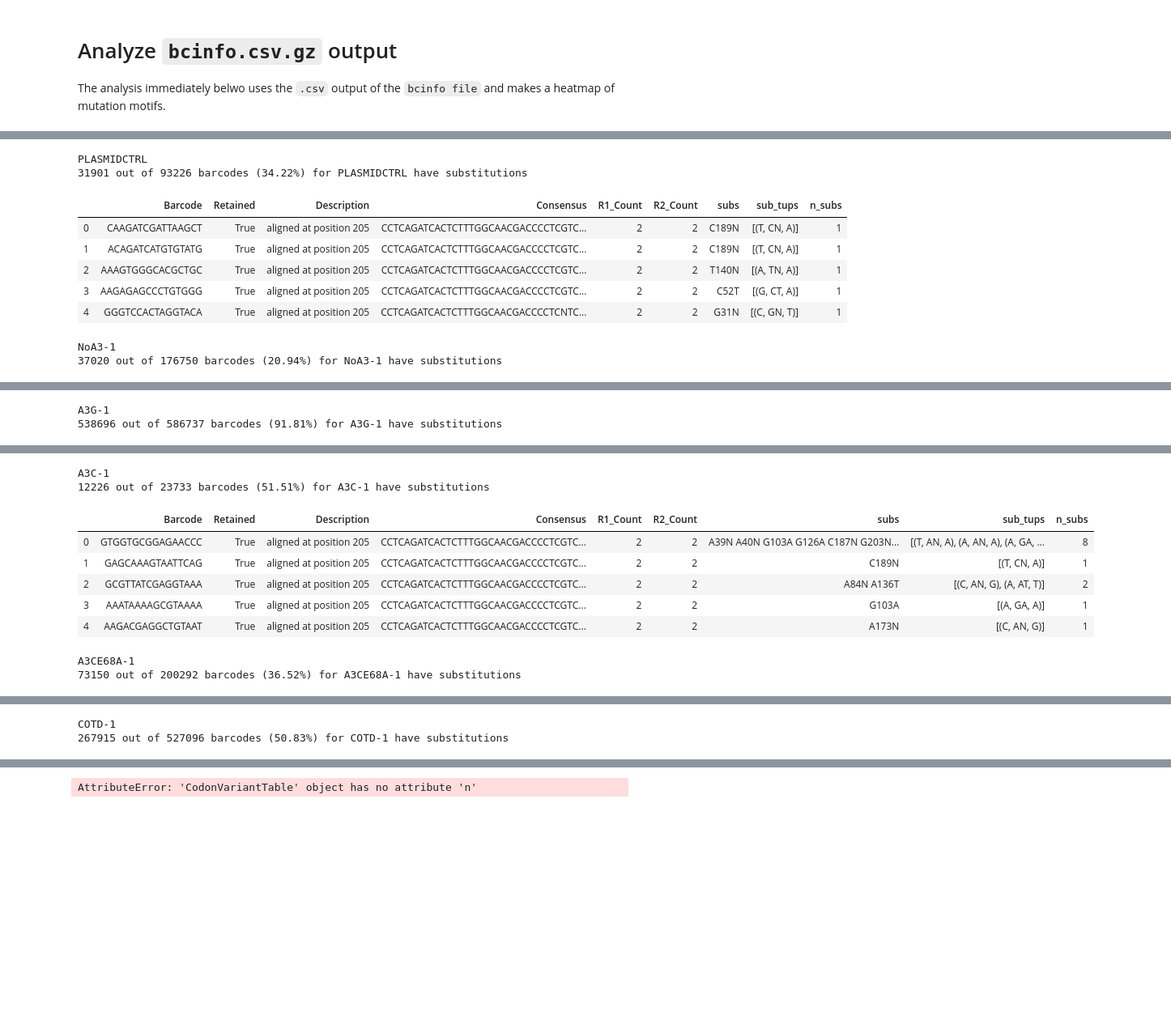
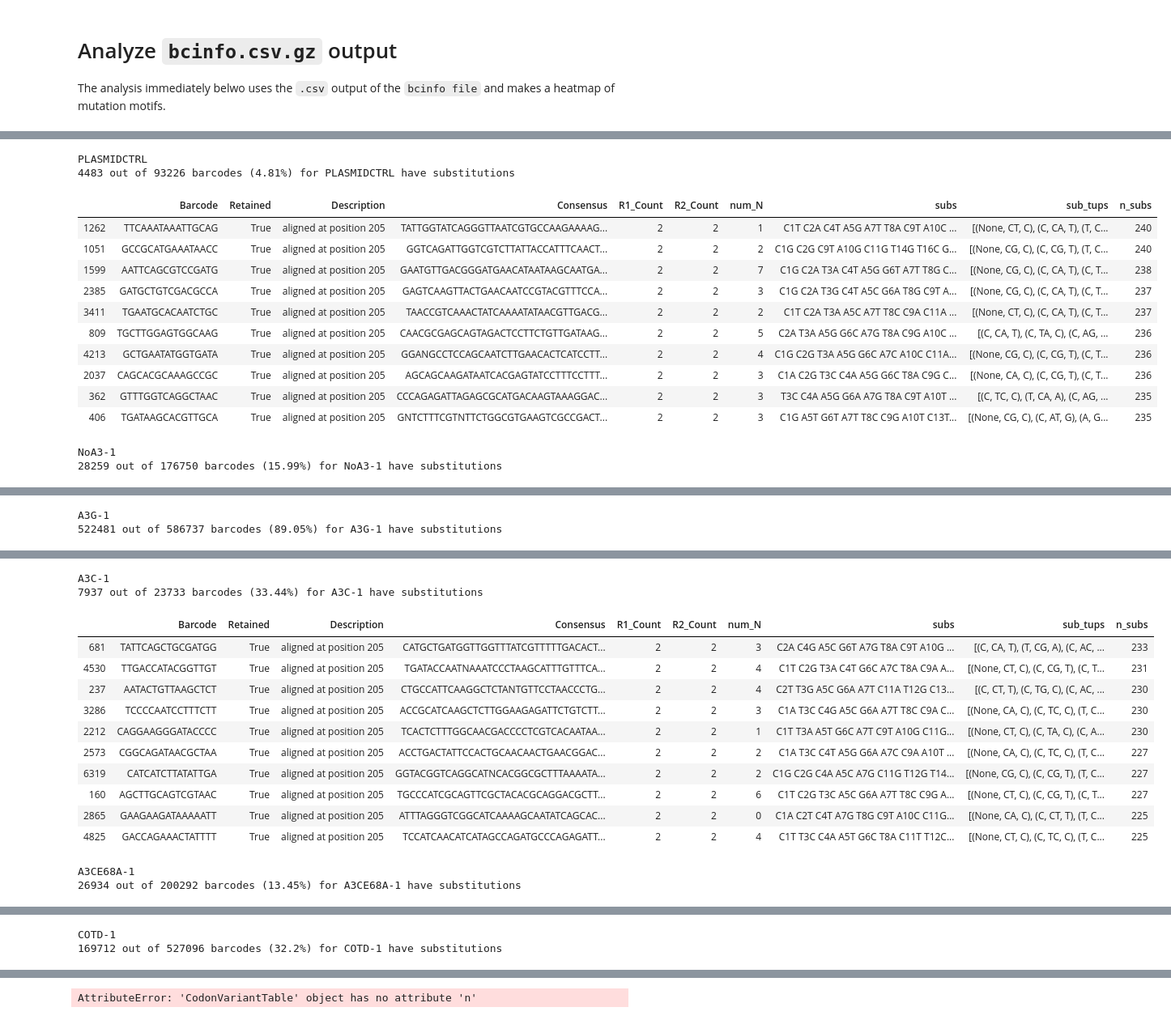
Before and after one commit to jbloomlab/SuperRestrictionFactor_Hypermutation, a Jupyter notebook: analysis_notebook.ipynb, the cells around one changed output, grey strips where cells are left out. Shown at 81% size. Cells and saved outputs as stored; diff of their text form; code cells hidden in the pictures; blank space fills up the shorter version.

Commit message:
plot heat maps of count of mut motif over all non-N nts for that sample

```diff
--- a/analysis_notebook.ipynb
+++ b/analysis_notebook.ipynb
@@ -334,6 +334,8 @@ def getSubstitutions_Nokay(mutant, wildtype):
     for site in range(len(wildtype)):
         wt = wildtype[site]
         mut = mutant[site]
+        if mut == 'N':
+            continue
         if wt not in NTS:
             raise ValueError (f"Invalid wt nucleotide {wt} at site {site+1}")
         if mut not in NTS:
@@ -344,4 +346,10 @@ def getSubstitutions_Nokay(mutant, wildtype):
     subs = ' '.join(subs)
 
     return subs
+# %%
+def get_Ns(seq):
+    if seq == 'None':
+        return None
+    else:
+        return seq.count('N')
 # %%
@@ -349,13 +357,22 @@ trimmedrefseq = "CCTCAGATCACTCTTTGGCAACGACCCCTCGTCACAATAAAGATAGGGGGGCAACTAAAGGAA
 bcinfo_dfs = {}
+nts_retained = {}
+nts_retained_no_Ns = {}
+df_samplenames = []
 for sample in samplenames:
+    df_samplename = sample.replace('_', '-')
+    df_samplenames.append(df_samplename)
+for sample in df_samplenames:
     print(sample)
     subs_list = []
-    sample = sample.replace('_', '-')
     bcinfo_file = f"{countsdir}/{sample}_bcinfo.csv.gz"
     bcinfo_df = pd.read_csv(bcinfo_file)
     bcinfo_df_retained = bcinfo_df[bcinfo_df['Retained'] == True].reset_index(drop=True)
+    nts_retained[sample] = len(trimmedrefseq) * len(bcinfo_df_retained)
+    bcinfo_df_retained['num_N'] = bcinfo_df_retained['Consensus'].apply(get_Ns)
     bcinfo_df_retained['subs'] = bcinfo_df_retained['Consensus'].apply(getSubstitutions_Nokay, args=(trimmedrefseq,))
     bcinfo_dfs[sample] = bcinfo_df_retained
+    nts_retained_no_Ns[sample] = nts_retained[sample] - sum(bcinfo_df_retained['num_N'])
     display(bcinfo_dfs[sample].head())
+print(nts_retained_no_Ns)
 # %% [output]
 PLASMIDCTRL
@@ -422,33 +439,39 @@ def subs_to_motifs(subs_list, gene):
     return(motifs)
 # %%
 mutinfo_dfs = {}
-for sample in bcinfo_dfs:
+for sample in df_samplenames:
     print(sample)
     sample_mut_motifs = []
     sample_num_muts = []
     bcinfo_df = bcinfo_dfs[sample]
     sample_reads = len(bcinfo_df)
     bcs_with_subs = bcinfo_df[bcinfo_df['subs'] != ''].reset_index(drop=True)
     sample_sub_reads = len(bcs_with_subs)
+    # 'N's not counted as subs
     print(f"{sample_sub_reads} out of {sample_reads} barcodes ({round(sample_sub_reads/sample_reads*100, 2)}%) for {sample} have substitutions")
     for i in range(len(bcs_with_subs)):
         subs_list = bcs_with_subs.iloc[i]['subs'].split(' ')
         num_muts = len(subs_list)
         mut_motifs = subs_to_motifs(subs_list, trimmedrefseq)
         sample_mut_motifs.append([mut_motifs])
         sample_num_muts.append(num_muts)
     sample_mutinfo_df = bcs_with_subs.join(pd.DataFrame(sample_mut_motifs, columns=['sub_tups']))
     sample_mutinfo_df['n_subs'] = sample_num_muts
     mutinfo_dfs[sample] = sample_mutinfo_df
-    display(mutinfo_dfs[sample].head())
+    display(mutinfo_dfs[sample].sort_values('n_subs', ascending=False).head(10))
 # %% [output]
 PLASMIDCTRL
-31901 out of 93226 barcodes (34.22%) for PLASMIDCTRL have substitutions
+4483 out of 93226 barcodes (4.81%) for PLASMIDCTRL have substitutions
-|  | Barcode | Retained | Description | Consensus | R1_Count | R2_Count | subs | sub_tups | n_subs |
-| 0 | CAAGATCGATTAAGCT | True | aligned at position 205 | CCTCAGATCACTCTTTGGCAACGACCCCTCGTC... | 2 | 2 | C189N | [(T, CN, A)] | 1 |
-| 1 | ACAGATCATGTGTATG | True | aligned at position 205 | CCTCAGATCACTCTTTGGCAACGACCCCTCGTC... | 2 | 2 | C189N | [(T, CN, A)] | 1 |
-| 2 | AAAGTGGGCACGCTGC | True | aligned at position 205 | CCTCAGATCACTCTTTGGCAACGACCCCTCGTC... | 2 | 2 | T140N | [(A, TN, A)] | 1 |
-| 3 | AAGAGAGCCCTGTGGG | True | aligned at position 205 | CCTCAGATCACTCTTTGGCAACGACCCCTCGTC... | 2 | 2 | C52T | [(G, CT, A)] | 1 |
-| 4 | GGGTCCACTAGGTACA | True | aligned at position 205 | CCTCAGATCACTCTTTGGCAACGACCCCTCNTC... | 2 | 2 | G31N | [(C, GN, T)] | 1 |
+|  | Barcode | Retained | Description | Consensus | R1_Count | R2_Count | num_N | subs | sub_tups | n_subs |
+| 1262 | TTCAAATAAATTGCAG | True | aligned at position 205 | TATTGGTATCAGGGTTAATCGTGCCAAGAAAAG... | 2 | 2 | 1 | C1T C2A C4T A5G A7T T8A C9T A10C ... | [(None, CT, C), (C, CA, T), (T, C... | 240 |
+| 1051 | GCCGCATGAAATAACC | True | aligned at position 205 | GGTCAGATTGGTCGTCTTATTACCATTTCAACT... | 2 | 2 | 2 | C1G C2G C9T A10G C11G T14G T16C G... | [(None, CG, C), (C, CG, T), (T, C... | 240 |
+| 1599 | AATTCAGCGTCCGATG | True | aligned at position 205 | GAATGTTGACGGGATGAACATAATAAGCAATGA... | 2 | 2 | 7 | C1G C2A T3A C4T A5G G6T A7T T8G C... | [(None, CG, C), (C, CA, T), (C, T... | 238 |
+| 2385 | GATGCTGTCGACGCCA | True | aligned at position 205 | GAGTCAAGTTACTGAACAATCCGTACGTTTCCA... | 2 | 2 | 3 | C1G C2A T3G C4T A5C G6A T8G C9T A... | [(None, CG, C), (C, CA, T), (C, T... | 237 |
+| 3411 | TGAATGCACAATCTGC | True | aligned at position 205 | TAACCGTCAAACTATCAAAATATAACGTTGACG... | 2 | 2 | 2 | C1T C2A T3A A5C A7T T8C C9A C11A ... | [(None, CT, C), (C, CA, T), (C, T... | 237 |
+| 809 | TGCTTGGAGTGGCAAG | True | aligned at position 205 | CAACGCGAGCAGTAGACTCCTTCTGTTGATAAG... | 2 | 2 | 5 | C2A T3A A5G G6C A7G T8A C9G A10C ... | [(C, CA, T), (C, TA, C), (C, AG, ... | 236 |
+| 4213 | GCTGAATATGGTGATA | True | aligned at position 205 | GGANGCCTCCAGCAATCTTGAACACTCATCCTT... | 2 | 2 | 4 | C1G C2G T3A A5G G6C A7C A10C C11A... | [(None, CG, C), (C, CG, T), (C, T... | 236 |
+| 2037 | CAGCACGCAAAGCCGC | True | aligned at position 205 | AGCAGCAAGATAATCACGAGTATCCTTTCCTTT... | 2 | 2 | 3 | C1A C2G T3C C4A A5G G6C T8A C9G C... | [(None, CA, C), (C, CG, T), (C, T... | 236 |
+| 362 | GTTTGGTCAGGCTAAC | True | aligned at position 205 | CCCAGAGATTAGAGCGCATGACAAGTAAAGGAC... | 2 | 2 | 3 | T3C C4A A5G G6A A7G T8A C9T A10T ... | [(C, TC, C), (T, CA, A), (C, AG, ... | 235 |
+| 406 | TGATAAGCACGTTGCA | True | aligned at position 205 | GNTCTTTCGTNTTCTGGCGTGAAGTCGCCGACT... | 2 | 2 | 3 | C1G A5T G6T A7T T8C C9G A10T C13T... | [(None, CG, C), (C, AT, G), (A, G... | 235 |
 NoA3-1
-37020 out of 176750 barcodes (20.94%) for NoA3-1 have substitutions
+28259 out of 176750 barcodes (15.99%) for NoA3-1 have substitutions
@@ -461,2 +489,2 @@ NoA3-1
 A3G-1
-538696 out of 586737 barcodes (91.81%) for A3G-1 have substitutions
+522481 out of 586737 barcodes (89.05%) for A3G-1 have substitutions
@@ -469,10 +502,15 @@ A3G-1
 A3C-1
-12226 out of 23733 barcodes (51.51%) for A3C-1 have substitutions
+7937 out of 23733 barcodes (33.44%) for A3C-1 have substitutions
-|  | Barcode | Retained | Description | Consensus | R1_Count | R2_Count | subs | sub_tups | n_subs |
-| 0 | GTGGTGCGGAGAACCC | True | aligned at position 205 | CCTCAGATCACTCTTTGGCAACGACCCCTCGTC... | 2 | 2 | A39N A40N G103A G126A C187N G203N... | [(T, AN, A), (A, AN, A), (A, GA, ... | 8 |
-| 1 | GAGCAAAGTAATTCAG | True | aligned at position 205 | CCTCAGATCACTCTTTGGCAACGACCCCTCGTC... | 2 | 2 | C189N | [(T, CN, A)] | 1 |
-| 2 | GCGTTATCGAGGTAAA | True | aligned at position 205 | CCTCAGATCACTCTTTGGCAACGACCCCTCGTC... | 2 | 2 | A84N A136T | [(C, AN, G), (A, AT, T)] | 2 |
-| 3 | AAATAAAAGCGTAAAA | True | aligned at position 205 | CCTCAGATCACTCTTTGGCAACGACCCCTCGTC... | 2 | 2 | G103A | [(A, GA, A)] | 1 |
-| 4 | AAGACGAGGCTGTAAT | True | aligned at position 205 | CCTCAGATCACTCTTTGGCAACGACCCCTCGTC... | 2 | 2 | A173N | [(C, AN, G)] | 1 |
+|  | Barcode | Retained | Description | Consensus | R1_Count | R2_Count | num_N | subs | sub_tups | n_subs |
+| 681 | TATTCAGCTGCGATGG | True | aligned at position 205 | CATGCTGATGGTTGGTTTATCGTTTTTGACACT... | 2 | 2 | 3 | C2A C4G A5C G6T A7G T8A C9T A10G ... | [(C, CA, T), (T, CG, A), (C, AC, ... | 233 |
+| 4530 | TTGACCATACGGTTGT | True | aligned at position 205 | TGATACCAATNAAATCCCTAAGCATTTGTTTCA... | 2 | 2 | 4 | C1T C2G T3A C4T G6C A7C T8A C9A A... | [(None, CT, C), (C, CG, T), (C, T... | 231 |
+| 237 | AATACTGTTAAGCTCT | True | aligned at position 205 | CTGCCATTCAAGGCTCTANTGTTCCTAACCCTG... | 2 | 2 | 4 | C2T T3G A5C G6A A7T C11A T12G C13... | [(C, CT, T), (C, TG, C), (C, AC, ... | 230 |
+| 3286 | TCCCCAATCCTTTCTT | True | aligned at position 205 | ACCGCATCAAGCTCTTGGAAGAGATTCTGTCTT... | 2 | 2 | 3 | C1A T3C C4G A5C G6A A7T T8C C9A C... | [(None, CA, C), (C, TC, C), (T, C... | 230 |
+| 2212 | CAGGAAGGGATACCCC | True | aligned at position 205 | TCACTCTTTGGCAACGACCCCTCGTCACAATAA... | 2 | 2 | 1 | C1T T3A A5T G6C A7T C9T A10G C11G... | [(None, CT, C), (C, TA, C), (C, A... | 230 |
+| 2573 | CGGCAGATAACGCTAA | True | aligned at position 205 | ACCTGACTATTCCACTGCAACAACTGAACGGAC... | 2 | 2 | 2 | C1A T3C C4T A5G G6A A7C C9A A10T ... | [(None, CA, C), (C, TC, C), (T, C... | 227 |
+| 6319 | CATCATCTTATATTGA | True | aligned at position 205 | GGTACGGTCAGGCATNCACGGCGCTTTAAAATA... | 2 | 2 | 2 | C1G C2G C4A A5C A7G C11G T12G T14... | [(None, CG, C), (C, CG, T), (T, C... | 227 |
+| 160 | AGCTTGCAGTCGTAAC | True | aligned at position 205 | TGCCCATCGCAGTTCGCTACACGCAGGACGCTT... | 2 | 2 | 6 | C1T C2G T3C A5C G6A A7T T8C C9G A... | [(None, CT, C), (C, CG, T), (C, T... | 227 |
+| 2865 | GAAGAAGATAAAAATT | True | aligned at position 205 | ATTTAGGGTCGGCATCAAAAGCAATATCAGCAC... | 2 | 2 | 0 | C1A C2T C4T A7G T8G C9T A10C C11G... | [(None, CA, C), (C, CT, T), (T, C... | 225 |
+| 4825 | GACCAGAAACTATTTT | True | aligned at position 205 | TCCATCAACATCATAGCCAGATGCCCAGAGATT... | 2 | 2 | 4 | C1T T3C C4A A5T G6C T8A C11T T12C... | [(None, CT, C), (C, TC, C), (T, C... | 225 |
 A3CE68A-1
-73150 out of 200292 barcodes (36.52%) for A3CE68A-1 have substitutions
+26934 out of 200292 barcodes (13.45%) for A3CE68A-1 have substitutions
@@ -485,2 +528,2 @@ A3CE68A-1
 COTD-1
-267915 out of 527096 barcodes (50.83%) for COTD-1 have substitutions
+169712 out of 527096 barcodes (32.2%) for COTD-1 have substitutions
```
Also changed, not shown: parts of 3 cells of this notebook, 2 other files.
